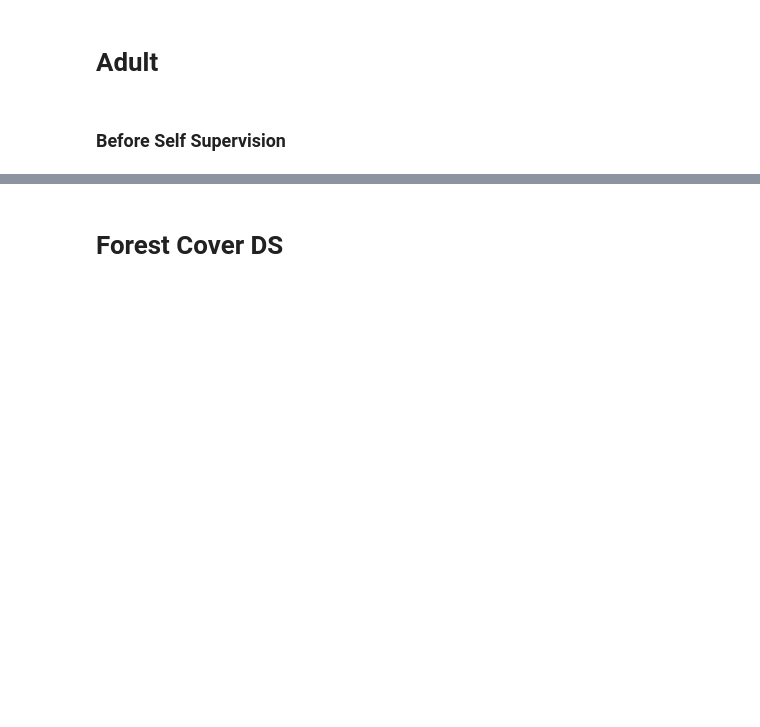
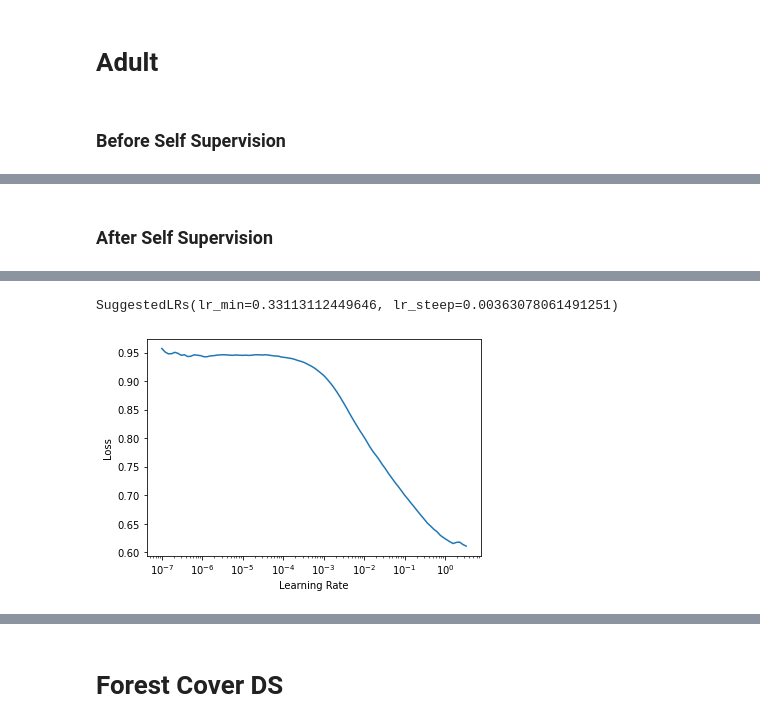
Before and after one commit to matanc1/tabnet, a Jupyter notebook: 03_experiments.ipynb, the cells around one changed output, grey strips where cells are left out. Saved outputs shown, nothing was run; the diff lists cells and outputs as text; code cells hidden in the pictures; blank space fills up the shorter version.

```diff
--- a/03_experiments.ipynb
+++ b/03_experiments.ipynb
@@ -82,0 +97,2 @@ RuntimeError: python_error
+# %%
+learn.fit_one_cycle(20, 1e-1/2)
@@ -82,0 +117,17 @@ RuntimeError: python_error
+# %% [markdown]
+### After Self Supervision
+# %%
+to = TabularPandas(df, procs=[Categorify, FillMissing,Normalize],
+                   cat_names = ['workclass', 'education', 'marital-status', 'occupation', 'relationship', 'race'],
+                   cont_names = ['age', 'fnlwgt', 'education-num'],
+                   y_names='salary',
+                   splits=splits)
+dls = to.dataloaders(bs=1024)
+# %%
+model = TabNetClassifier(linear_head, to, **tabnet_args)
+model.enc = learn.model.enc
+# %%
+learn = Learner(dls, model, CrossEntropyLossFlat(), metrics=[accuracy])
+# %%
+learn.lr_find()
+# %% [output]
@@ -82,0 +135,2 @@ RuntimeError: python_error
+SuggestedLRs(lr_min=0.33113112449646, lr_steep=0.00363078061491251)
+[figure, added]
```
Also changed, not shown: parts of 14 cells of this notebook, 3 other files.
